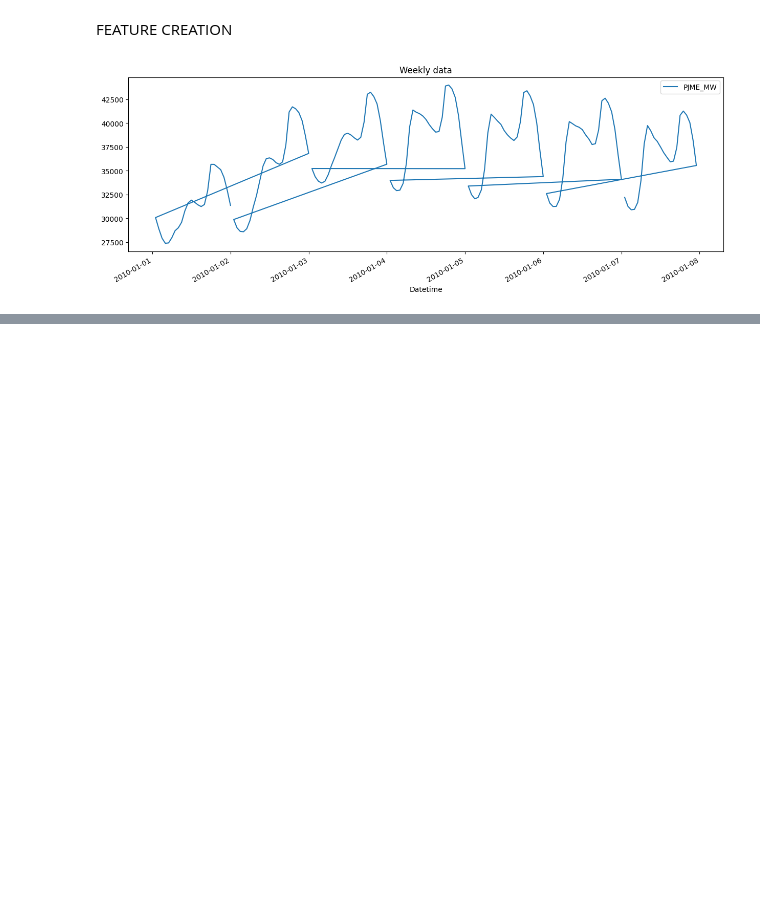
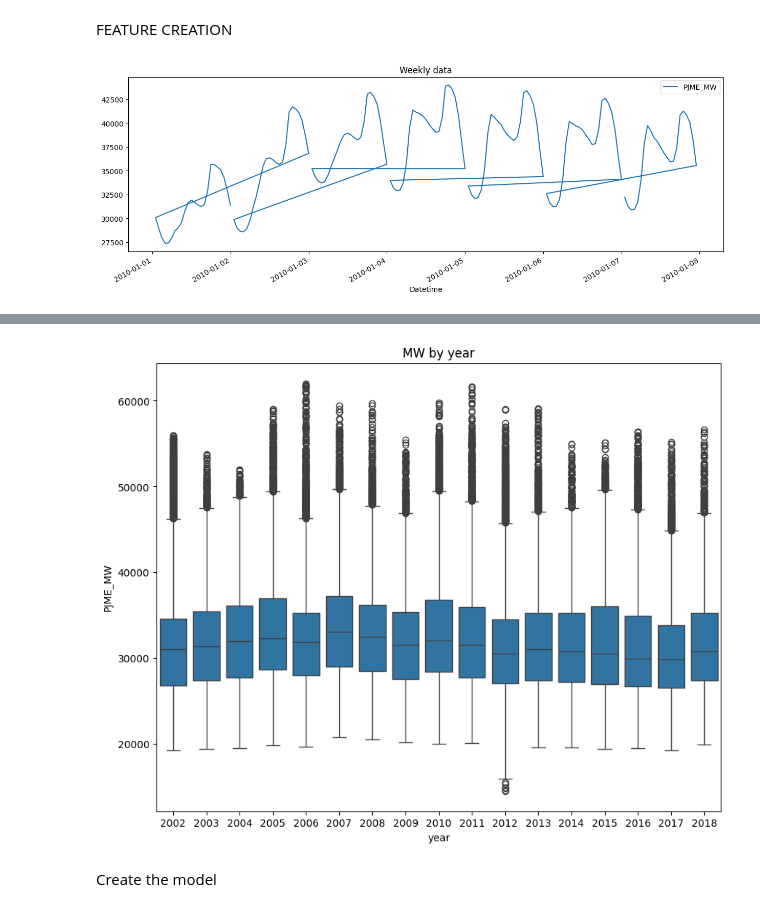
Before and after one commit to THELUKUNTLA-KARTHIK-BABU/Time_series_forecasting, a Jupyter notebook: file.ipynb, the cells around one changed output, grey strips where cells are left out. Drawn from its saved outputs; the diff is of its cells as text; code cells hidden in the pictures; blank space fills up the shorter version.

```diff
--- a/file.ipynb
+++ b/file.ipynb
@@ -99,0 +132,9 @@ plt.show()
+# %%
+fig, ax = plt.subplots(figsize=(10, 8))
+sns.boxplot(data=df, x='year', y='PJME_MW', ax=ax)
+ax.set_title('MW by year')
+plt.show()
+# %% [output]
+[figure, added]
+# %% [markdown]
+Create the model
```
Also changed, not shown: parts of 13 cells of this notebook.
